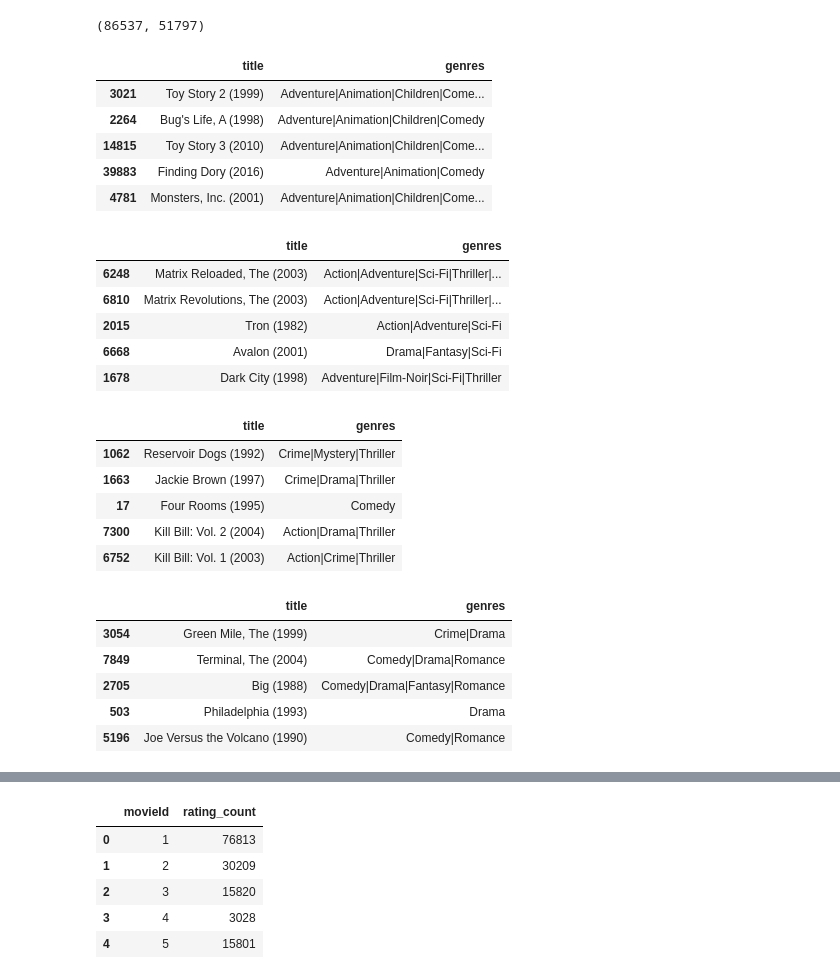
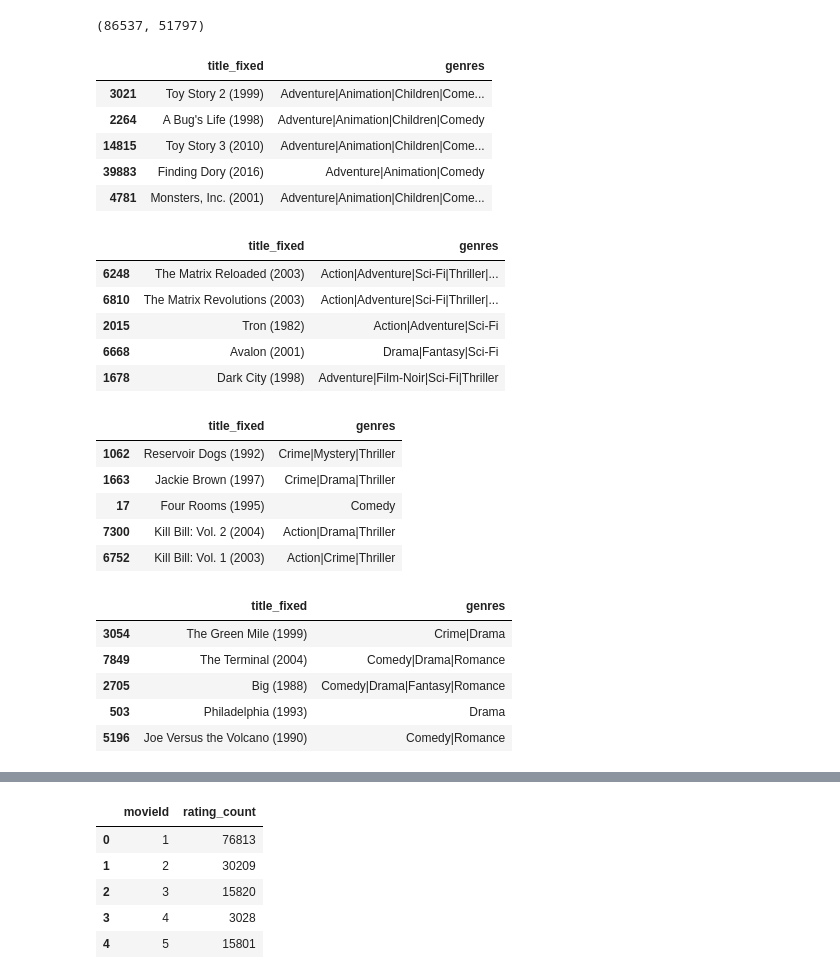
Before and after one commit to SamuelAirisniemi/Machine-Learning-Samuel-Airisniemi, a Jupyter notebook: Labb1/Labb.ipynb, the cells around one changed output, grey strips where cells are left out. Saved outputs shown, nothing was run; the diff lists cells and outputs as text; code cells hidden in the pictures.

```diff
--- a/Labb1/Labb.ipynb
+++ b/Labb1/Labb.ipynb
@@ -27,6 +27,14 @@ movies = pd.read_csv("C:/Users/samue/Documents/code/Machine-Learning-Samuel-Airi
 ratings = pd.read_csv("C:/Users/samue/Documents/code/Machine-Learning-Samuel-Airisniemi/Labb1/ratings.csv")
 tags = pd.read_csv("C:/Users/samue/Documents/code/Machine-Learning-Samuel-Airisniemi/Labb1/tags.csv")
 
+def fix_title(title):
+    for article in ["The", "A", "An"]:
+        if f", {article}" in title:
+            return f"{article} " + title.replace(f", {article}", "")
+    return title
+
+movies["title_fixed"] = movies["title"].apply(fix_title)
+
 print("movies: ", movies.shape)
 print("ratings: ", ratings.shape)
 print("tags: ", tags.shape)
@@ -337,47 +348,46 @@ print(tfidf_matrix.shape)
 # %%
 indices_tfidf = pd.Series(movies_with_tags.index, index = movies_with_tags["title"]).drop_duplicates()
 # %%
-def recommend_movies_tfidf(title, top_n=5):
-    # hitta första matchande titel
+def recommend_movies_tfidf(title, top_n = 5):
     matches = movies_with_tags[movies_with_tags["title"].str.contains(title, case = False, na = False)]
 
     if matches.empty:
         return "Ingen film hittades."
 
     idx = matches.index[0]
 
     target_vector = tfidf_matrix[idx]
     similarities = cosine_similarity(target_vector, tfidf_matrix).flatten()
 
     sim_scores = list(enumerate(similarities))
     sim_scores = sorted(sim_scores, key = lambda x: x[1], reverse = True)
 
     sim_scores = sim_scores[1:top_n+1]
     movie_indices = [i[0] for i in sim_scores]
 
-    return movies_with_tags[["title", "genres"]].iloc[movie_indices]
+    return movies_with_tags[["title_fixed", "genres"]].iloc[movie_indices]
 
 recommend_movies_tfidf("Toy Story")
 # %% [output]
-|  | title | genres |
+|  | title_fixed | genres |
 | 3021 | Toy Story 2 (1999) | Adventure|Animation|Children|Come... |
-| 2264 | Bug's Life, A (1998) | Adventure|Animation|Children|Comedy |
+| 2264 | A Bug's Life (1998) | Adventure|Animation|Children|Comedy |
 | 14815 | Toy Story 3 (2010) | Adventure|Animation|Children|Come... |
 | 39883 | Finding Dory (2016) | Adventure|Animation|Comedy |
 | 4781 | Monsters, Inc. (2001) | Adventure|Animation|Children|Come... |
 # %%
 recommend_movies_tfidf("Matrix")
 # %% [output]
-|  | title | genres |
-| 6248 | Matrix Reloaded, The (2003) | Action|Adventure|Sci-Fi|Thriller|... |
-| 6810 | Matrix Revolutions, The (2003) | Action|Adventure|Sci-Fi|Thriller|... |
+|  | title_fixed | genres |
+| 6248 | The Matrix Reloaded (2003) | Action|Adventure|Sci-Fi|Thriller|... |
+| 6810 | The Matrix Revolutions (2003) | Action|Adventure|Sci-Fi|Thriller|... |
 | 2015 | Tron (1982) | Action|Adventure|Sci-Fi |
 | 6668 | Avalon (2001) | Drama|Fantasy|Sci-Fi |
 | 1678 | Dark City (1998) | Adventure|Film-Noir|Sci-Fi|Thriller |
 # %%
 recommend_movies_tfidf("Pulp Fiction")
 # %% [output]
-|  | title | genres |
+|  | title_fixed | genres |
 | 1062 | Reservoir Dogs (1992) | Crime|Mystery|Thriller |
 | 1663 | Jackie Brown (1997) | Crime|Drama|Thriller |
 | 17 | Four Rooms (1995) | Comedy |
@@ -386,9 +396,9 @@ recommend_movies_tfidf("Pulp Fiction")
 # %%
 recommend_movies_tfidf("Forrest Gump")
 # %% [output]
-|  | title | genres |
-| 3054 | Green Mile, The (1999) | Crime|Drama |
-| 7849 | Terminal, The (2004) | Comedy|Drama|Romance |
+|  | title_fixed | genres |
+| 3054 | The Green Mile (1999) | Crime|Drama |
+| 7849 | The Terminal (2004) | Comedy|Drama|Romance |
 | 2705 | Big (1988) | Comedy|Drama|Fantasy|Romance |
 | 503 | Philadelphia (1993) | Drama |
 | 5196 | Joe Versus the Volcano (1990) | Comedy|Romance |
```
Also changed, not shown: parts of 27 cells of this notebook.
